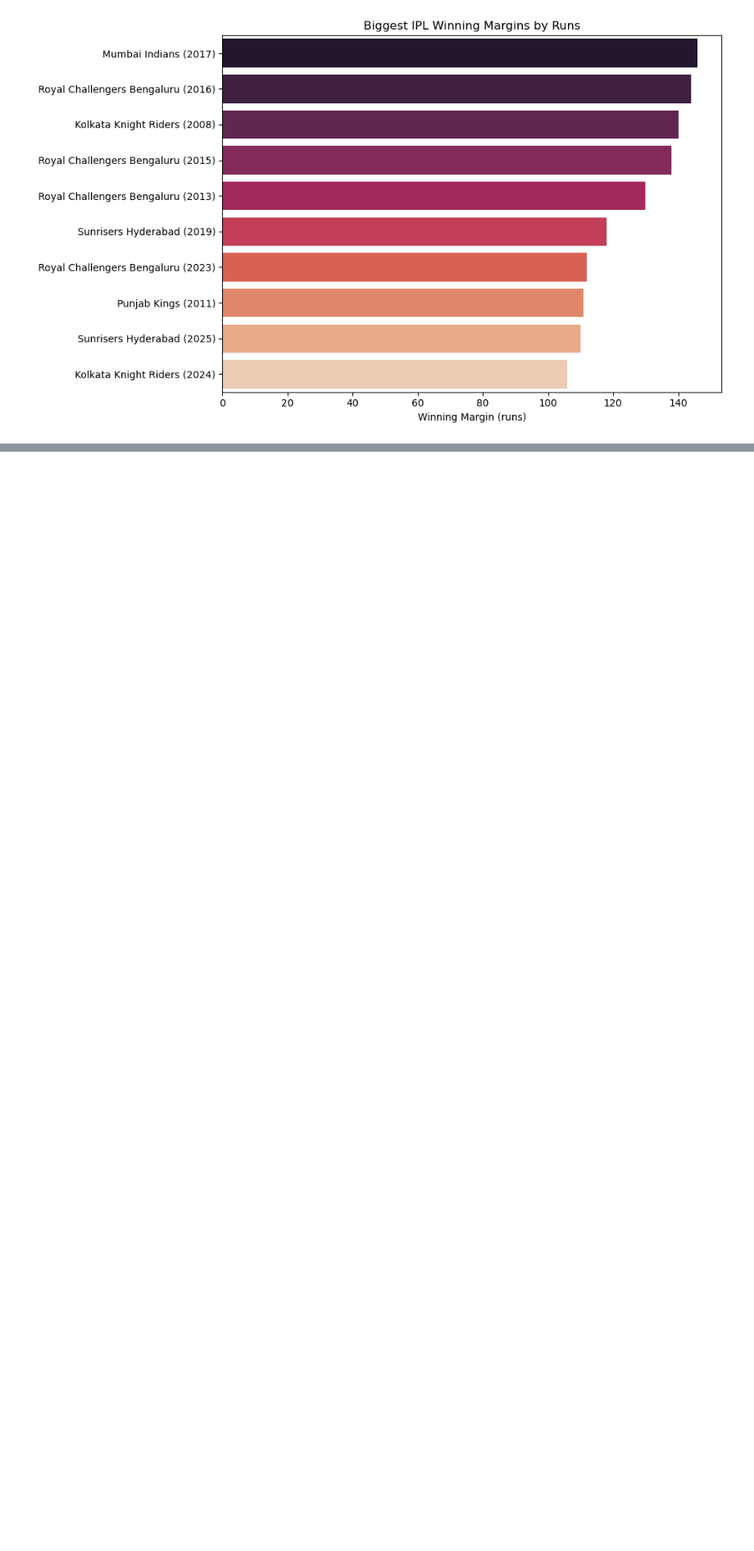
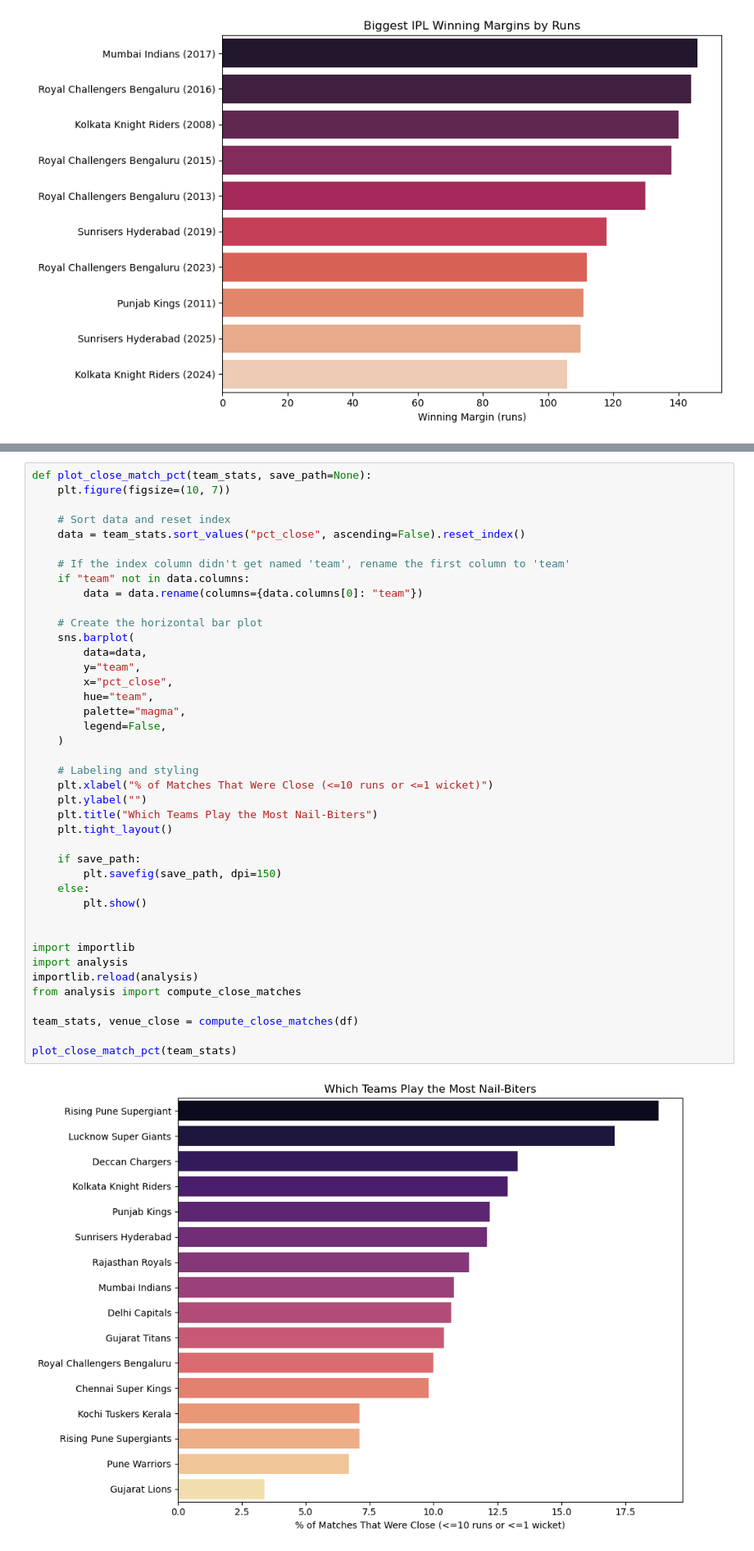
Before and after one commit to CodeByNehaB/Data-anaytics, a Jupyter notebook: Projects/IPL sales analaysis/chart.ipynb, the cells around one changed output, grey strips where cells are left out. Shown at 82% size. Saved outputs shown, nothing was run; the diff lists cells and outputs as text; blank space fills up the shorter version.

```diff
--- a/Projects/IPL sales analaysis/chart.ipynb
+++ b/Projects/IPL sales analaysis/chart.ipynb
@@ -332,0 +335,43 @@ plot_biggest_runs_margins(biggest_runs)
+# %%
+def plot_close_match_pct(team_stats, save_path=None):
+    plt.figure(figsize=(10, 7))
+
+    # Sort data and reset index
+    data = team_stats.sort_values("pct_close", ascending=False).reset_index()
+
+    # If the index column didn't get named 'team', rename the first column to 'team'
+    if "team" not in data.columns:
+        data = data.rename(columns={data.columns[0]: "team"})
+
+    # Create the horizontal bar plot
+    sns.barplot(
+        data=data,
+        y="team",
+        x="pct_close",
+        hue="team",
+        palette="magma",
+        legend=False,
+    )
+
+    # Labeling and styling
+    plt.xlabel("% of Matches That Were Close (<=10 runs or <=1 wicket)")
+    plt.ylabel("")
+    plt.title("Which Teams Play the Most Nail-Biters")
+    plt.tight_layout()
+
+    if save_path:
+        plt.savefig(save_path, dpi=150)
+    else:
+        plt.show()
+
+
+import importlib
+import analysis
+importlib.reload(analysis)
+from analysis import compute_close_matches
+
+team_stats, venue_close = compute_close_matches(df)
+
+plot_close_match_pct(team_stats)
+# %% [output]
+[figure, added]
```
Also changed, not shown: parts of 14 cells of this notebook, 6 other files.
